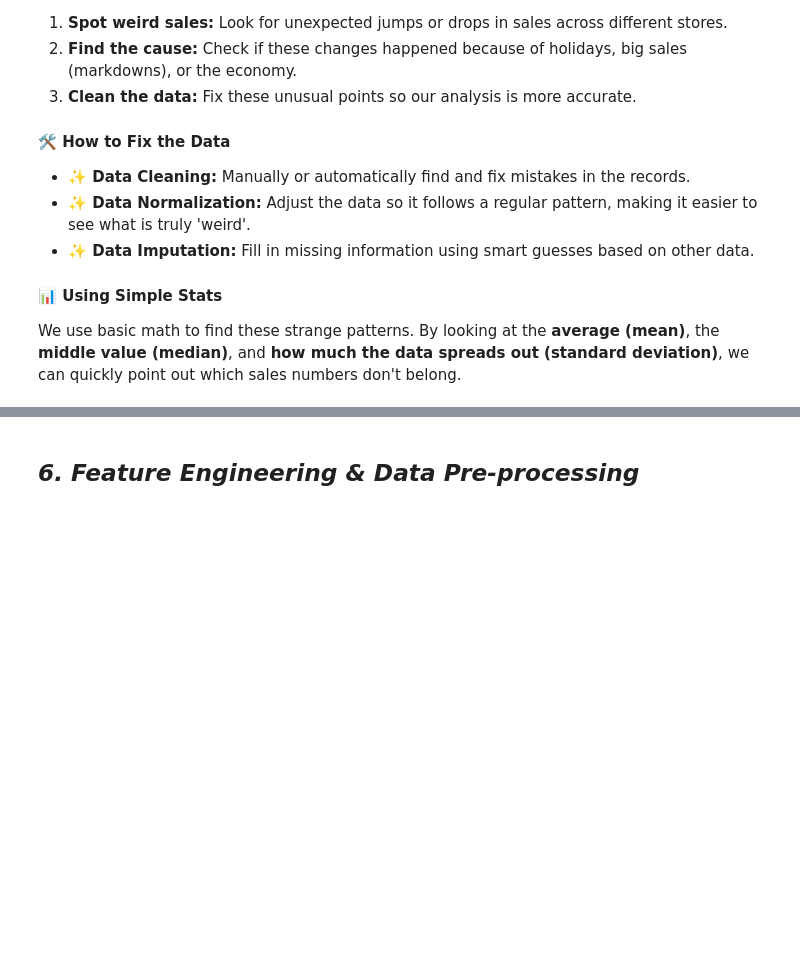
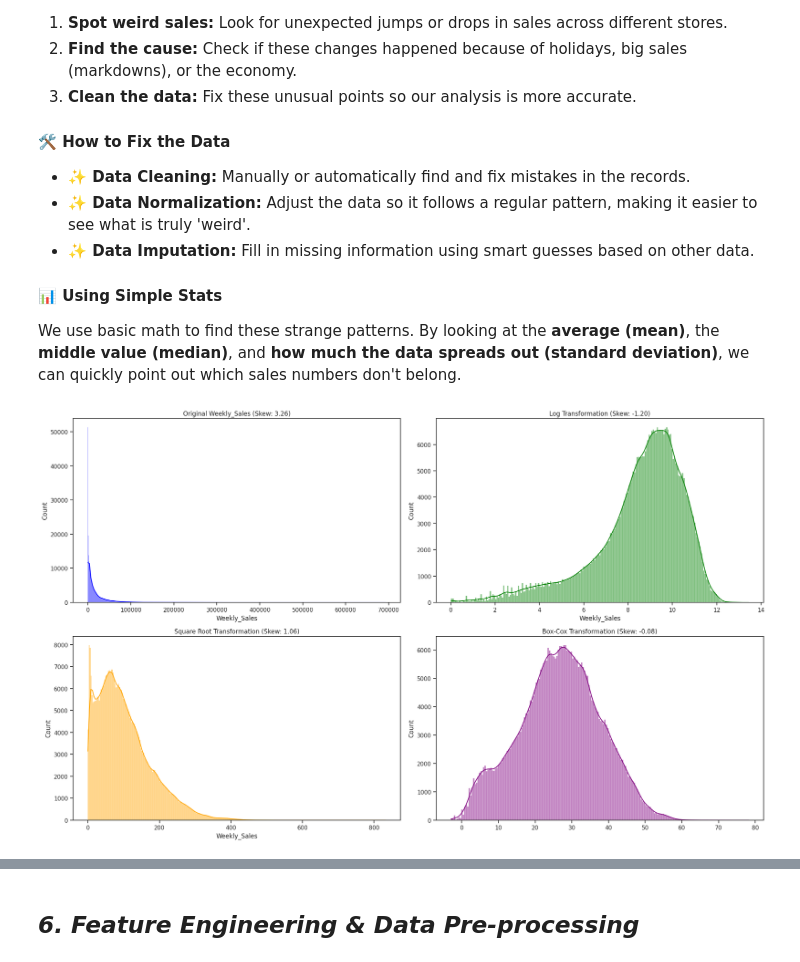
Before and after one commit to amol004/Integrated-Retail-Analytics-for-Store-Optimization-Advanced-Machine-Learning, a Jupyter notebook: Integrated_Retail_Analytics_for_Store_Optimization.ipynb, the cells around one changed output, grey strips where cells are left out. Saved outputs shown, nothing was run; the diff lists cells and outputs as text; code cells hidden in the pictures; blank space fills up the shorter version.

```diff
--- a/Integrated_Retail_Analytics_for_Store_Optimization.ipynb
+++ b/Integrated_Retail_Analytics_for_Store_Optimization.ipynb
@@ -990,3 +992,39 @@ We need to find sales numbers that look strange or out of place. This helps us:
 
 #### **📊 Using Simple Stats**
 We use basic math to find these strange patterns. By looking at the **average (mean)**, the **middle value (median)**, and **how much the data spreads out (standard deviation)**, we can quickly point out which sales numbers don't belong.
+# %%
+from scipy import stats
+
+# Filter out zero or negative sales for transformation testing
+# (Log and Box-Cox require positive values)
+sales_to_transform = retail_data[retail_data['Weekly_Sales'] > 0]['Weekly_Sales']
+
+plt.figure(figsize=(20, 12))
+
+# 1. Original Distribution
+plt.subplot(2, 2, 1)
+sns.histplot(sales_to_transform, kde=True, color='blue')
+plt.title(f'Original Weekly_Sales (Skew: {sales_to_transform.skew():.2f})')
+
+# 2. Log Transformation
+plt.subplot(2, 2, 2)
+log_sales = np.log1p(sales_to_transform)
+sns.histplot(log_sales, kde=True, color='green')
+plt.title(f'Log Transformation (Skew: {log_sales.skew():.2f})')
+
+# 3. Square Root Transformation
+plt.subplot(2, 2, 3)
+sqrt_sales = np.sqrt(sales_to_transform)
+sns.histplot(sqrt_sales, kde=True, color='orange')
+plt.title(f'Square Root Transformation (Skew: {sqrt_sales.skew():.2f})')
+
+# 4. Box-Cox Transformation
+plt.subplot(2, 2, 4)
+boxcox_sales, _ = stats.boxcox(sales_to_transform)
+sns.histplot(boxcox_sales, kde=True, color='purple')
+plt.title(f'Box-Cox Transformation (Skew: {pd.Series(boxcox_sales).skew():.2f})')
+
+plt.tight_layout()
+plt.show()
+# %% [output]
+[figure, added]
```
Also changed, not shown: parts of 5 cells of this notebook.
